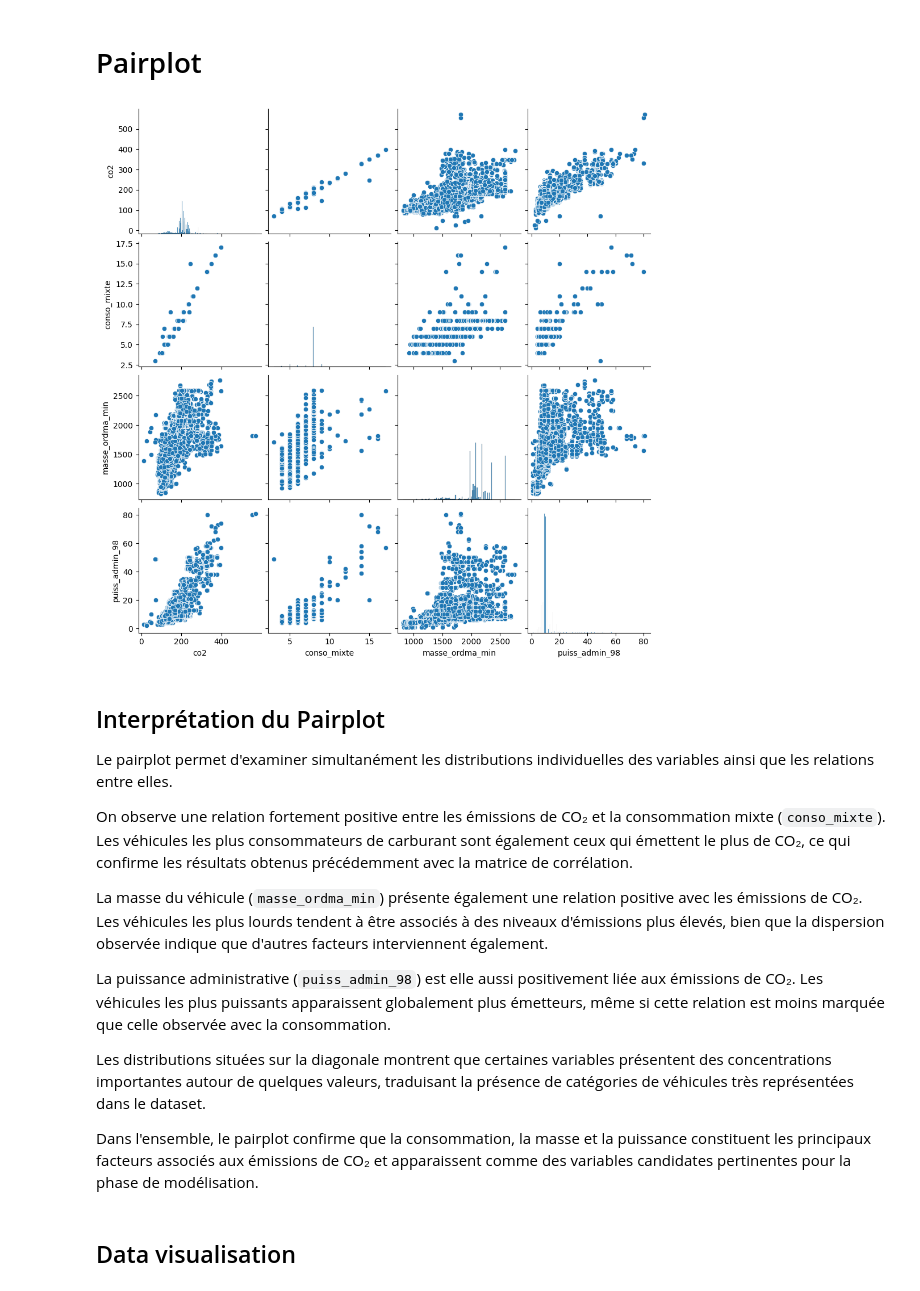
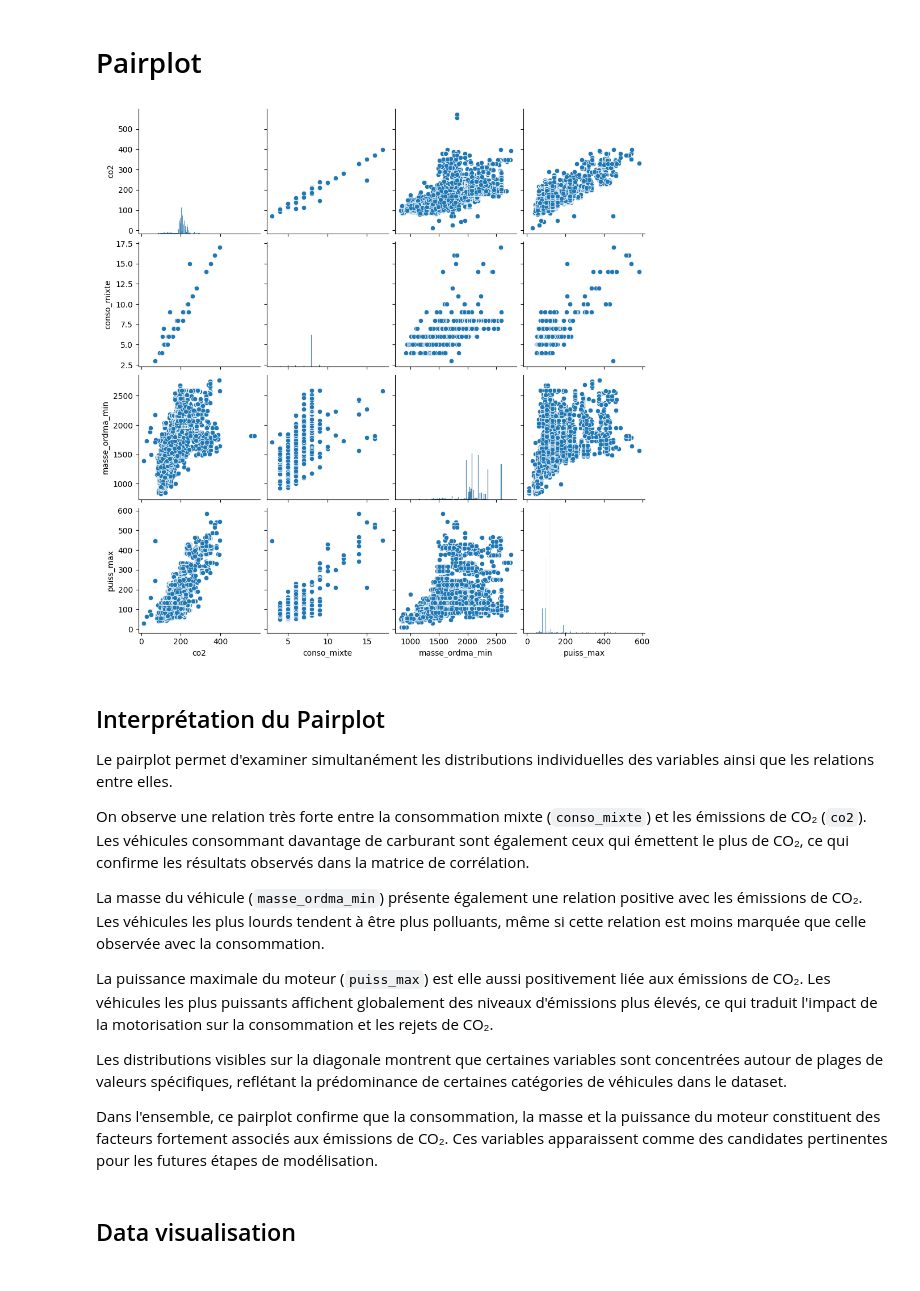
Before and after one commit to LarissaVarnakova/Projet_CO2, a Jupyter notebook: notebooks/eda_aziz.ipynb, the cells around one changed output. Drawn from its saved outputs; the diff is of its cells as text; code cells hidden in the pictures.

```diff
--- a/notebooks/eda_aziz.ipynb
+++ b/notebooks/eda_aziz.ipynb
@@ -312,37 +316,35 @@ Ces résultats permettront d'orienter la sélection des variables lors de la pha
 # %% [markdown]
 # Pairplot
 # %%
+variables_pairplot = [
+    'co2',
+    'conso_mixte',
+    'masse_ordma_min',
+    'puiss_max'
+]
 
 sns.pairplot(
     df_2014[variables_pairplot],
     diag_kind="hist"
 )
 
 plt.show()
-
-
-variables_pairplot = [
-    'co2',
-    'conso_mixte',
-    'masse_ordma_min',
-    'puiss_admin_98'
-]
 # %% [output]
-[figure, old version]
+[figure, new version]
 # %% [markdown]
 ## Interprétation du Pairplot
 
 Le pairplot permet d'examiner simultanément les distributions individuelles des variables ainsi que les relations entre elles.
 
-On observe une relation fortement positive entre les émissions de CO₂ et la consommation mixte (`conso_mixte`). Les véhicules les plus consommateurs de carburant sont également ceux qui émettent le plus de CO₂, ce qui confirme les résultats obtenus précédemment avec la matrice de corrélation.
+On observe une relation très forte entre la consommation mixte (`conso_mixte`) et les émissions de CO₂ (`co2`). Les véhicules consommant davantage de carburant sont également ceux qui émettent le plus de CO₂, ce qui confirme les résultats observés dans la matrice de corrélation.
 
-La masse du véhicule (`masse_ordma_min`) présente également une relation positive avec les émissions de CO₂. Les véhicules les plus lourds tendent à être associés à des niveaux d'émissions plus élevés, bien que la dispersion observée indique que d'autres facteurs interviennent également.
+La masse du véhicule (`masse_ordma_min`) présente également une relation positive avec les émissions de CO₂. Les véhicules les plus lourds tendent à être plus polluants, même si cette relation est moins marquée que celle observée avec la consommation.
 
-La puissance administrative (`puiss_admin_98`) est elle aussi positivement liée aux émissions de CO₂. Les véhicules les plus puissants apparaissent globalement plus émetteurs, même si cette relation est moins marquée que celle observée avec la consommation.
+La puissance maximale du moteur (`puiss_max`) est elle aussi positivement liée aux émissions de CO₂. Les véhicules les plus puissants affichent globalement des niveaux d'émissions plus élevés, ce qui traduit l'impact de la motorisation sur la consommation et les rejets de CO₂.
 
-Les distributions situées sur la diagonale montrent que certaines variables présentent des concentrations importantes autour de quelques valeurs, traduisant la présence de catégories de véhicules très représentées dans le dataset.
+Les distributions visibles sur la diagonale montrent que certaines variables sont concentrées autour de plages de valeurs spécifiques, reflétant la prédominance de certaines catégories de véhicules dans le dataset.
 
-Dans l'ensemble, le pairplot confirme que la consommation, la masse et la puissance constituent les principaux facteurs associés aux émissions de CO₂ et apparaissent comme des variables candidates pertinentes pour la phase de modélisation.
+Dans l'ensemble, ce pairplot confirme que la consommation, la masse et la puissance du moteur constituent des facteurs fortement associés aux émissions de CO₂. Ces variables apparaissent comme des candidates pertinentes pour les futures étapes de modélisation.
 # %% [markdown]
 ## Data visualisation
 # %%
```
Also changed, not shown: parts of 25 cells of this notebook.
